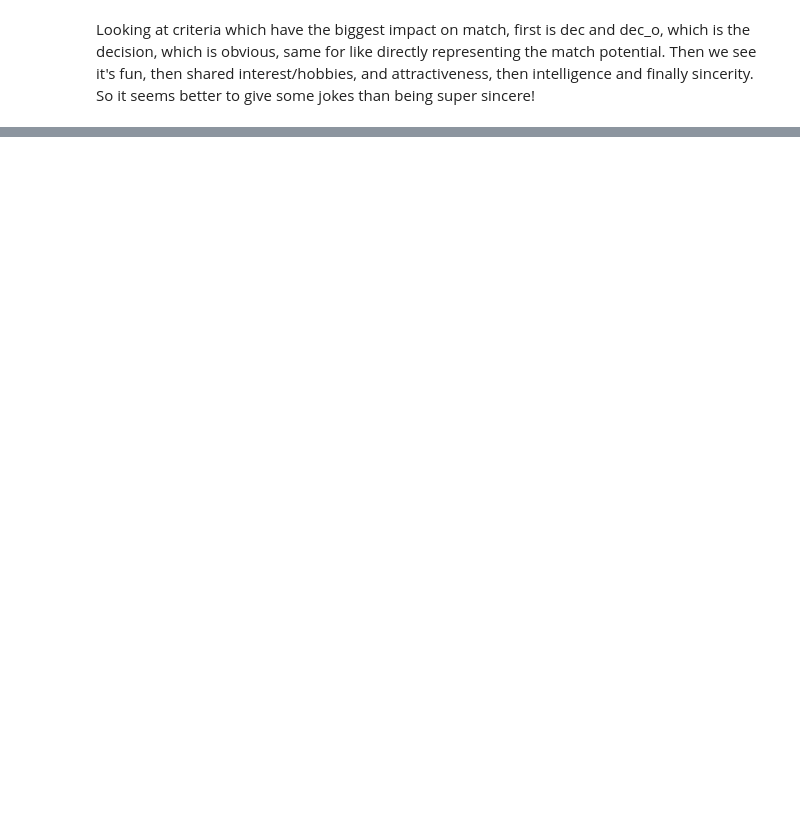
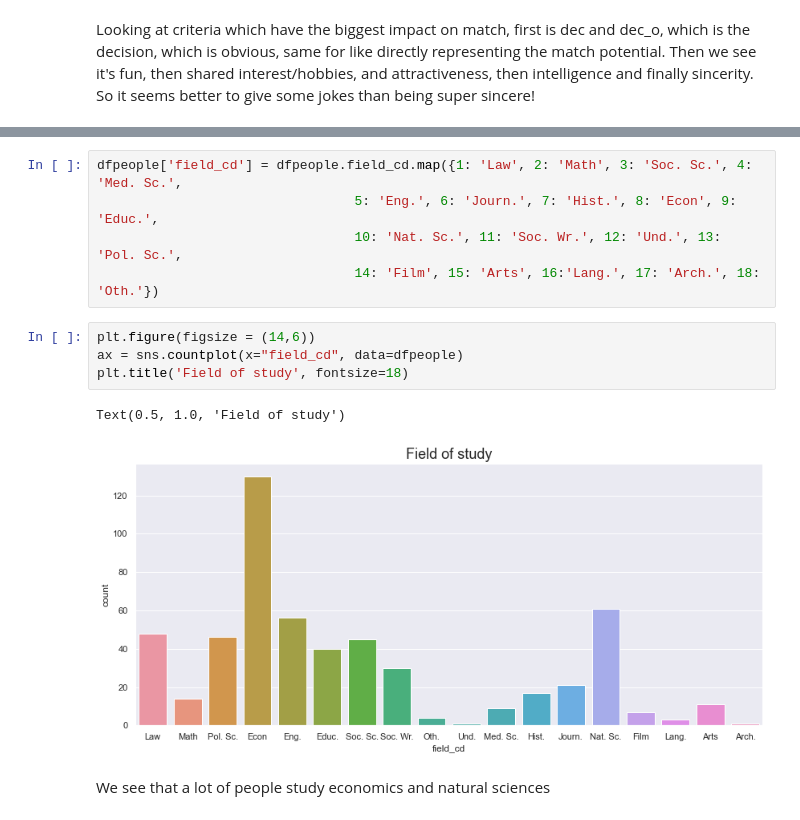
Before and after one commit to NicolasTFR/speeddating, a Jupyter notebook: speeddating.ipynb, the cells around one changed output, grey strips where cells are left out. Drawn from its saved outputs; the diff is of its cells as text; blank space fills up the shorter version.

```diff
--- a/speeddating.ipynb
+++ b/speeddating.ipynb
@@ -181,0 +247,14 @@ Looking at criteria which have the biggest impact on match, first is dec and dec
+# %%
+dfpeople['field_cd'] = dfpeople.field_cd.map({1: 'Law', 2: 'Math', 3: 'Soc. Sc.', 4: 'Med. Sc.',
+                                 5: 'Eng.', 6: 'Journ.', 7: 'Hist.', 8: 'Econ', 9: 'Educ.',
+                                 10: 'Nat. Sc.', 11: 'Soc. Wr.', 12: 'Und.', 13: 'Pol. Sc.',
+                                 14: 'Film', 15: 'Arts', 16:'Lang.', 17: 'Arch.', 18: 'Oth.'})
+# %%
+plt.figure(figsize = (14,6))
+ax = sns.countplot(x="field_cd", data=dfpeople)
+plt.title('Field of study', fontsize=18)
+# %% [output]
+Text(0.5, 1.0, 'Field of study')
+[figure, added]
+# %% [markdown]
+We see that a lot of people study economics and natural sciences
```
Also changed, not shown: parts of 18 cells of this notebook.
